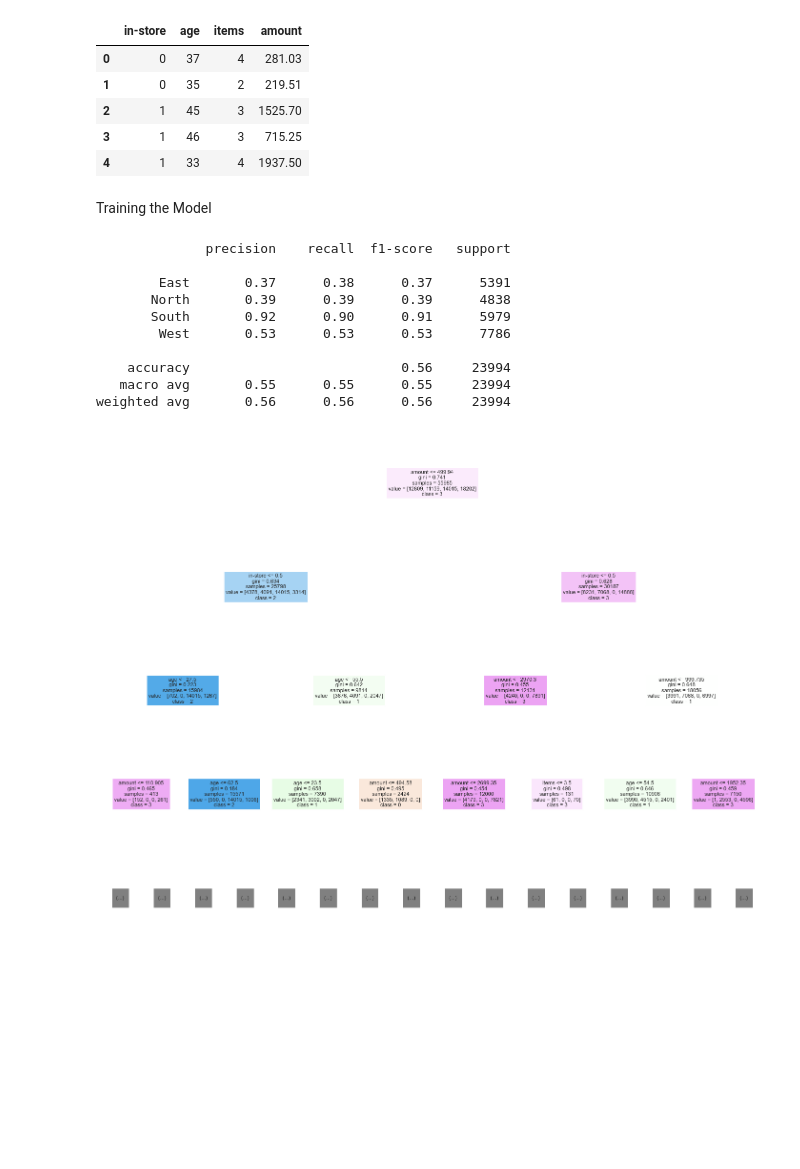
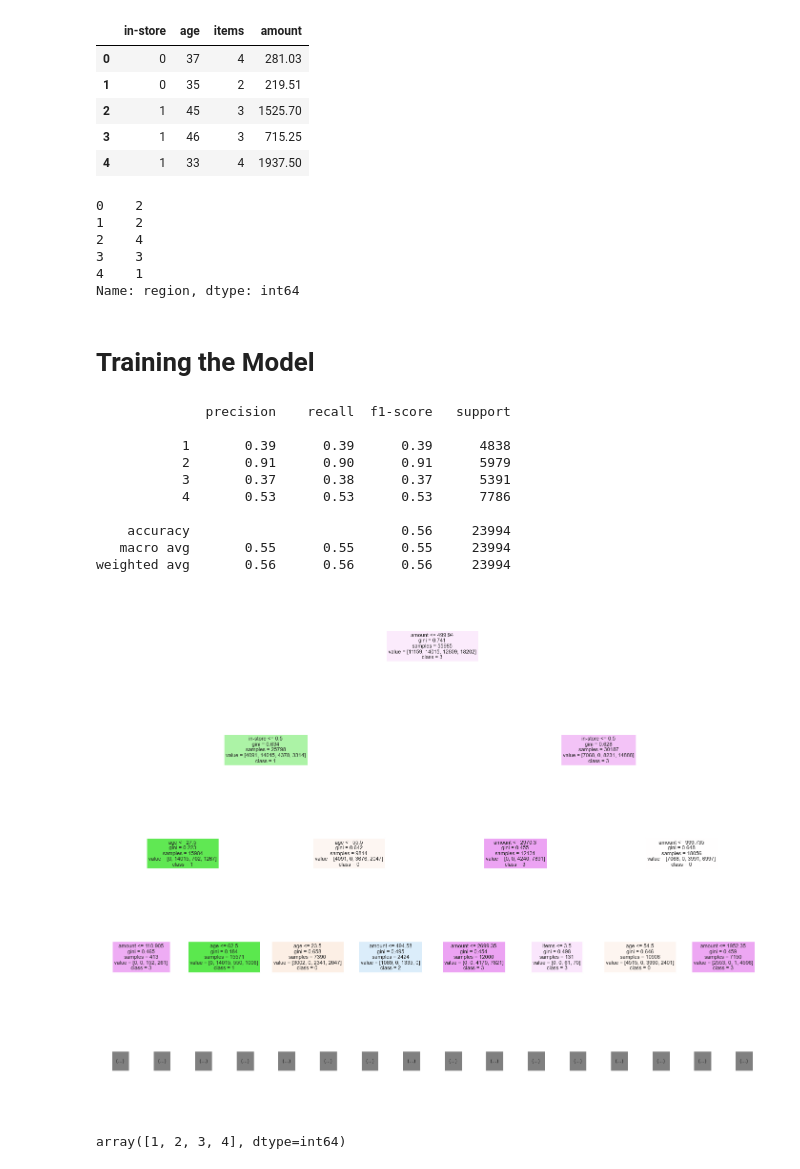
Before and after one commit to susanareyes1/CourseWork, a Jupyter notebook: Course 1- Task 1 and Task 2 -S.Reyes.ipynb, the cells around one changed output. Saved outputs shown, nothing was run; the diff lists cells and outputs as text; code cells hidden in the pictures; blank space fills up the shorter version.

```diff
--- a/Course 1- Task 1 and Task 2 -S.Reyes.ipynb
+++ b/Course 1- Task 1 and Task 2 -S.Reyes.ipynb
@@ -447,3 +445,0 @@ replace_region = {'region' : {1:'North', 2:'South', 3:'East', 4:'West'}}
-# %%
-data.replace(replace_region, inplace=True)
-data.head()
@@ -591,8 +587,16 @@ Summary of feature sample
 # %%
 #Select the dependent variable(what we want to study or predict)
 y = data['region']
+y.head()
+# %% [output]
+0    2
+1    2
+2    4
+3    3
+4    1
+Name: region, dtype: int64
 # %% [markdown]
-Training the Model
+# Training the Model
 # %%
 #1. Since you have already split your data into X and y components in the previous task,
 #lets now use the data and the train_test_split function of SciKit-Learn
@@ -605,8 +609,8 @@ X_train, X_test, y_train, y_test = train_test_split(X, y, test_size = .30, rando
 #and we'll fit or apply the algorithm to our training sets to build the model as follows:
 
 #Modeling (Classification)
-algo = DecisionTreeClassifier()
-model = algo.fit(X_train,y_train)
+dtc1 = DecisionTreeClassifier()
+dtcFit1 = dtc1.fit(X_train,y_train)
 # %%
 #3. Now that you have a fully trained model,
 #you must use it on the testing set to make predictions before it can be assessed:
@@ -618,14 +622,14 @@ preds = model.predict(X_test)
 #and the ground truth or the actual values from the testing set to assess
 #the model with a given metric as follows:
 
-print(classification_report(y_test, preds))
+print(classification_report(y_test, dtc1preds))
 # %% [output]
               precision    recall  f1-score   support
 
-        East       0.37      0.38      0.37      5391
-       North       0.39      0.39      0.39      4838
-       South       0.92      0.90      0.91      5979
-        West       0.53      0.53      0.53      7786
+           1       0.39      0.39      0.39      4838
+           2       0.91      0.90      0.91      5979
+           3       0.37      0.38      0.37      5391
+           4       0.53      0.53      0.53      7786
 
     accuracy                           0.56     23994
    macro avg       0.55      0.55      0.55     23994
@@ -636,8 +640,12 @@ weighted avg       0.56      0.56      0.56     23994
 #you've been asked for this task:
 from sklearn.tree import plot_tree
 # %%
-fig = plt.figure(figsize=(25,20))
-tree = plot_tree(model, max_depth=3, feature_names=X.columns,
-                 class_names=['0', '1', '2', '3'],filled=True,fontsize=11)
+fig1 = plt.figure(figsize=(25,20))
+tree1 = plot_tree(dtcFit1, max_depth=3, feature_names=X.columns,
+                 class_names=['0', '1', '2', '3'], filled=True, fontsize=11)
 # %% [output]
-[figure, old version]
+[figure, new version]
+# %%
+dtc1.classes_
+# %% [output]
+array([1, 2, 3, 4], dtype=int64)
```
Also changed, not shown: parts of 56 cells of this notebook.
